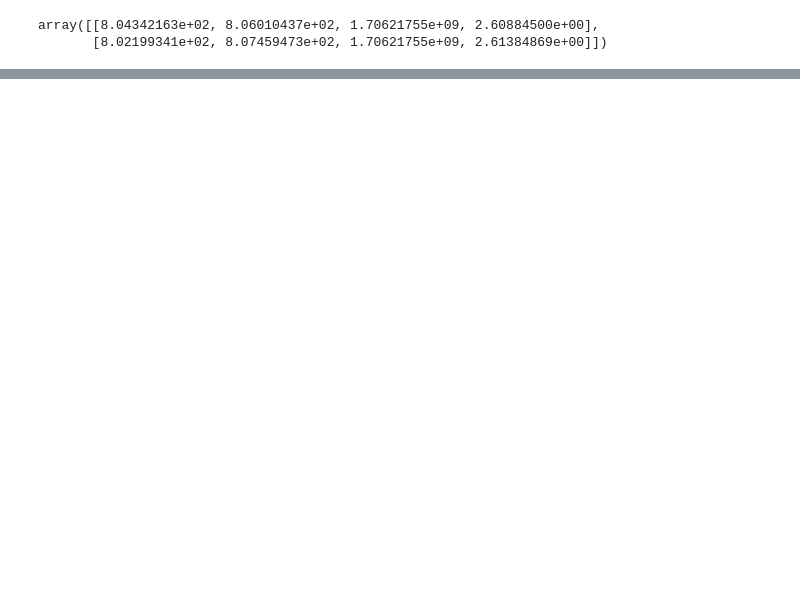
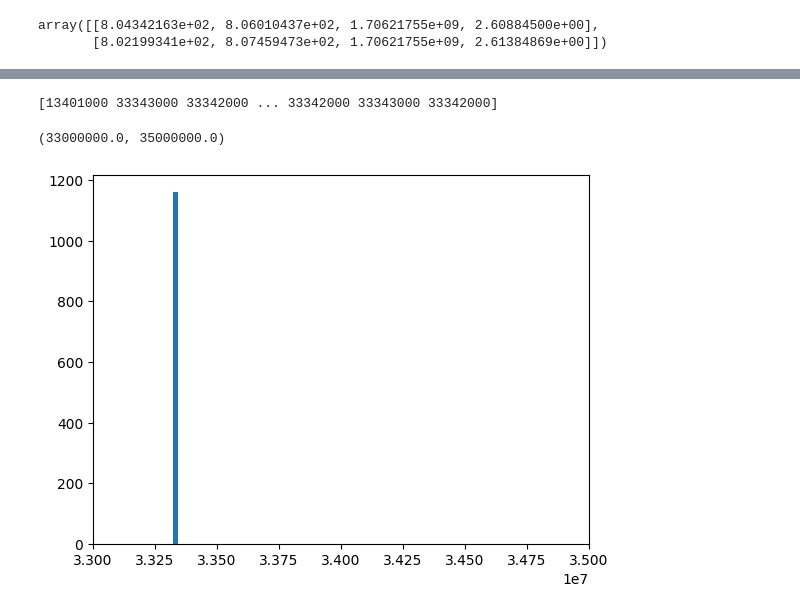
Before and after one commit to pupil-labs/pl-neon-recording, a Jupyter notebook: dev/dev.ipynb, the cells around one changed output, grey strips where cells are left out. Drawn from its saved outputs; the diff is of its cells as text; code cells hidden in the pictures; blank space fills up the shorter version.

```diff
--- a/dev/dev.ipynb
+++ b/dev/dev.ipynb
@@ -701,0 +790,3 @@ array([[8.04342163e+02, 8.06010437e+02, 1.70621755e+09, 2.60884500e+00],
+# %%
+scene_time = _neon_raw_time_load('../tests/test_data/2024-01-25_22-19-10_test-f96b6e36/Neon Scene Camera v1 ps1.time')
+scene_time_aux = _neon_raw_time_load('../tests/test_data/2024-01-25_22-19-10_test-f96b6e36/Neon Scene Camera v1 ps1.time_aux')
@@ -701,0 +801,8 @@ array([[8.04342163e+02, 8.06010437e+02, 1.70621755e+09, 2.60884500e+00],
+# %%
+print(np.diff(scene_time))
+plt.hist(np.diff(scene_time), bins=1000)
+plt.xlim(33000000, 35000000)
+# %% [output]
+[13401000 33343000 33342000 ... 33342000 33343000 33342000]
+(33000000.0, 35000000.0)
+[figure, added]
```
Also changed, not shown: parts of 31 cells of this notebook, 5 other files.
